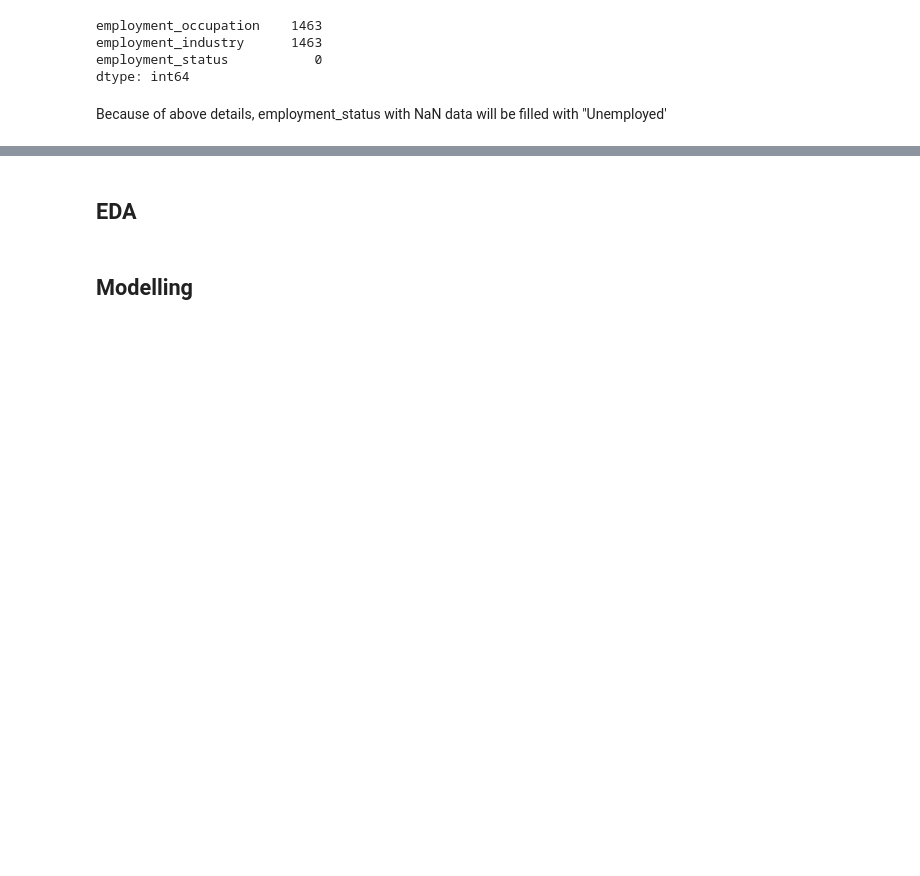
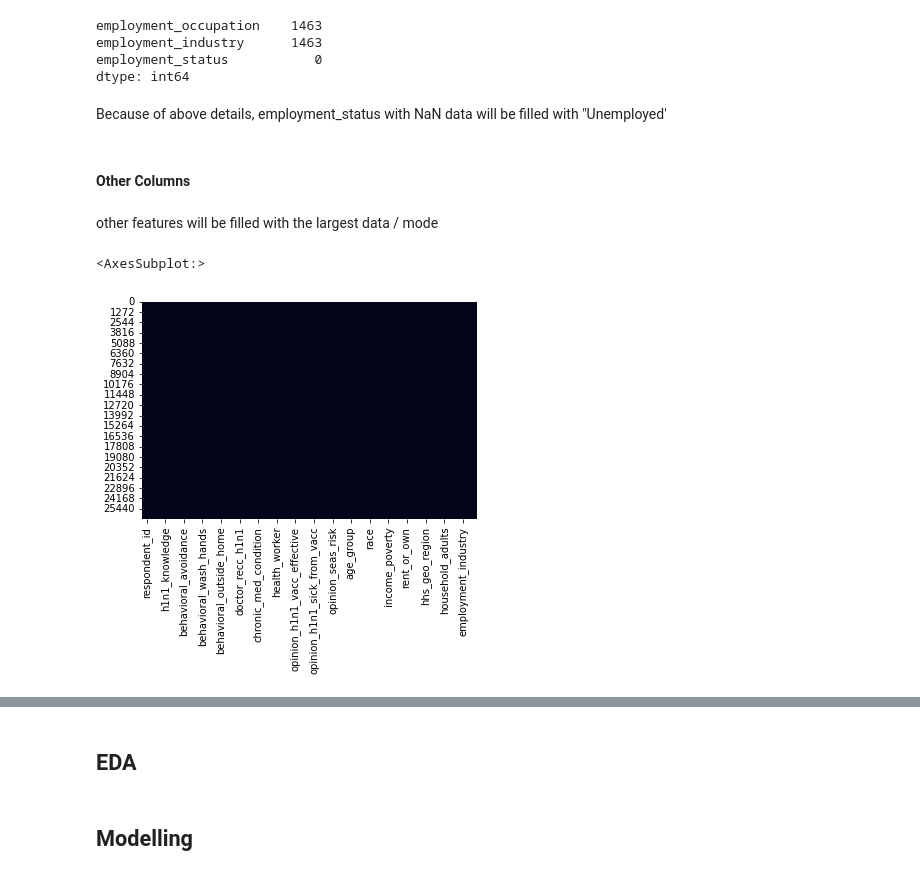
Before and after one commit to FelixFern/FINDIT-2023-ODE, a Jupyter notebook: main.ipynb, the cells around one changed output, grey strips where cells are left out. Cells and saved outputs as stored; diff of their text form; code cells hidden in the pictures; blank space fills up the shorter version.

Commit message:
data cleansing done

```diff
--- a/main.ipynb
+++ b/main.ipynb
@@ -361,3 +361,15 @@ Because of above details, employment_status with NaN data will be filled with "U
 # %%
 df_features[["employment_status"]] = df_features[["employment_status"]].fillna("xxxxx")
 df_test_features[["employment_status"]] = df_features[["employment_status"]].fillna("xxxxx")
+# %% [markdown]
+#### Other Columns
+# %% [markdown]
+other features will be filled with the largest data / mode
+# %%
+df_features.fillna(df_features.mode().iloc[0], inplace=True)
+df_test_features.fillna(df_test_features.mode().iloc[0], inplace=True)
+# %%
+sns.heatmap(df_features.isnull(), cbar=False)
+# %% [output]
+<AxesSubplot:>
+[figure, added]
```
Also changed, not shown: parts of 1 cell of this notebook.
